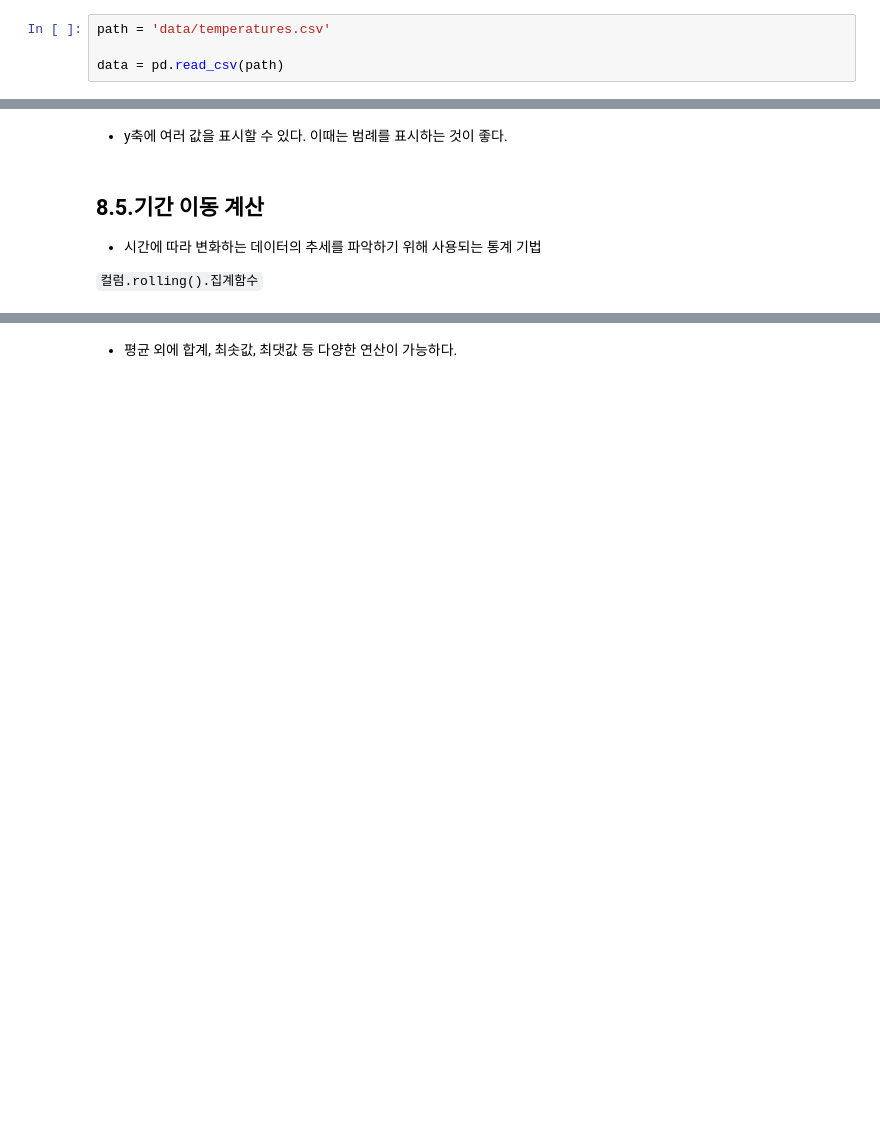
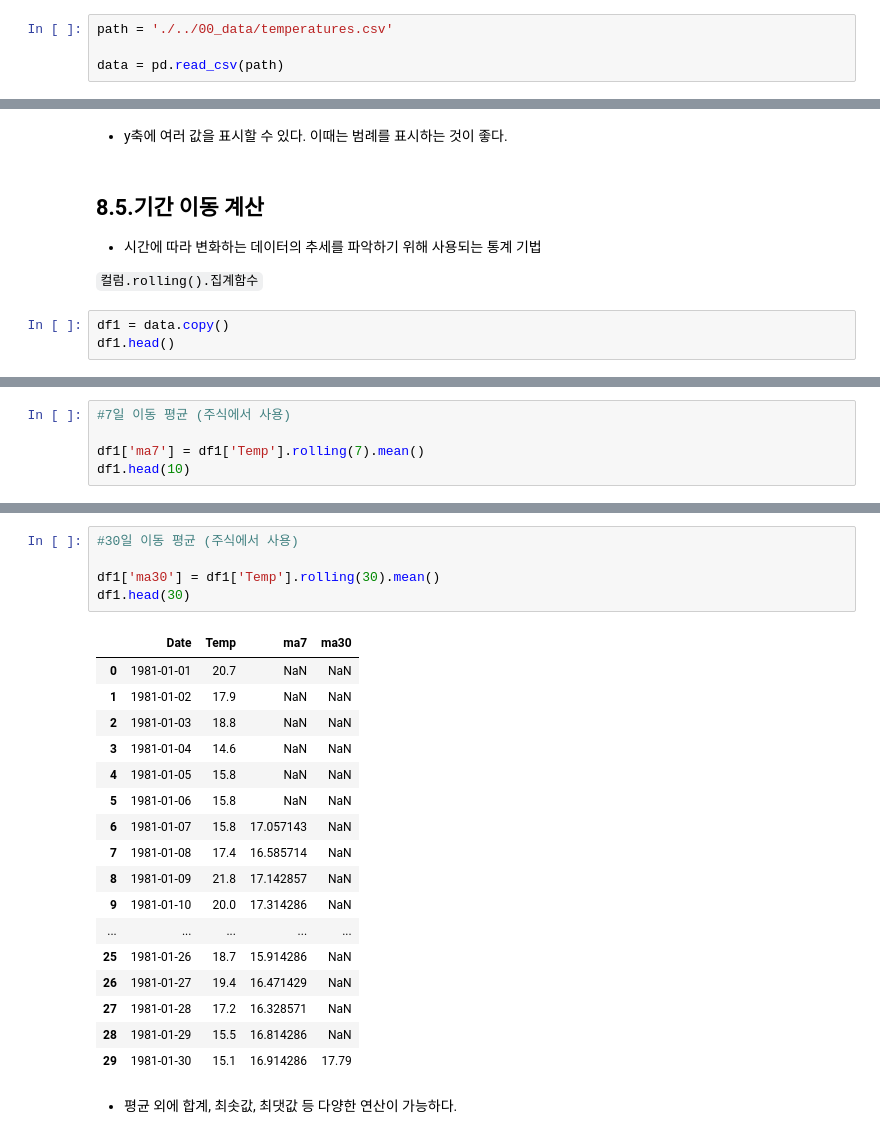
Before and after one commit to jexists/sk_network, a Jupyter notebook: 06_dp/09_데이터프레임_날짜/09_판다스_데이터프레임_날짜다루기.ipynb, the cells around one changed output, grey strips where cells are left out. Drawn from its saved outputs; the diff is of its cells as text; blank space fills up the shorter version.

```diff
--- a/06_dp/09_데이터프레임_날짜/09_판다스_데이터프레임_날짜다루기.ipynb
+++ b/06_dp/09_데이터프레임_날짜/09_판다스_데이터프레임_날짜다루기.ipynb
@@ -19,7 +20,7 @@ import matplotlib.pyplot as plt
 |%M|0을 채운 분|
 |%S|0을 채운 초|
 # %%
-path = 'data/temperatures.csv'
+path = './../00_data/temperatures.csv'
 
 data = pd.read_csv(path)
 # %%
@@ -51,3 +204,6 @@ df.head()
 - 시간에 따라 변화하는 데이터의 추세를 파악하기 위해 사용되는 통계 기법
 
 `컬럼.rolling().집계함수`
+# %%
+df1 = data.copy()
+df1.head()
@@ -53,0 +217,5 @@ df.head()
+# %%
+#7일 이동 평균 (주식에서 사용)
+
+df1['ma7'] = df1['Temp'].rolling(7).mean()
+df1.head(10)
@@ -54,2 +234,25 @@ df.head()
+# %%
+#30일 이동 평균 (주식에서 사용)
+
+df1['ma30'] = df1['Temp'].rolling(30).mean()
+df1.head(30)
+# %% [output]
+|  | Date | Temp | ma7 | ma30 |
+| 0 | 1981-01-01 | 20.7 | NaN | NaN |
+| 1 | 1981-01-02 | 17.9 | NaN | NaN |
+| 2 | 1981-01-03 | 18.8 | NaN | NaN |
+| 3 | 1981-01-04 | 14.6 | NaN | NaN |
+| 4 | 1981-01-05 | 15.8 | NaN | NaN |
+| 5 | 1981-01-06 | 15.8 | NaN | NaN |
+| 6 | 1981-01-07 | 15.8 | 17.057143 | NaN |
+| 7 | 1981-01-08 | 17.4 | 16.585714 | NaN |
+| 8 | 1981-01-09 | 21.8 | 17.142857 | NaN |
+| 9 | 1981-01-10 | 20.0 | 17.314286 | NaN |
+| ... | ... | ... | ... | ... |
+| 25 | 1981-01-26 | 18.7 | 15.914286 | NaN |
+| 26 | 1981-01-27 | 19.4 | 16.471429 | NaN |
+| 27 | 1981-01-28 | 17.2 | 16.328571 | NaN |
+| 28 | 1981-01-29 | 15.5 | 16.814286 | NaN |
+| 29 | 1981-01-30 | 15.1 | 16.914286 | 17.79 |
 # %% [markdown]
 - 평균 외에 합계, 최솟값, 최댓값 등 다양한 연산이 가능하다.
```
Also changed, not shown: parts of 19 cells of this notebook.
